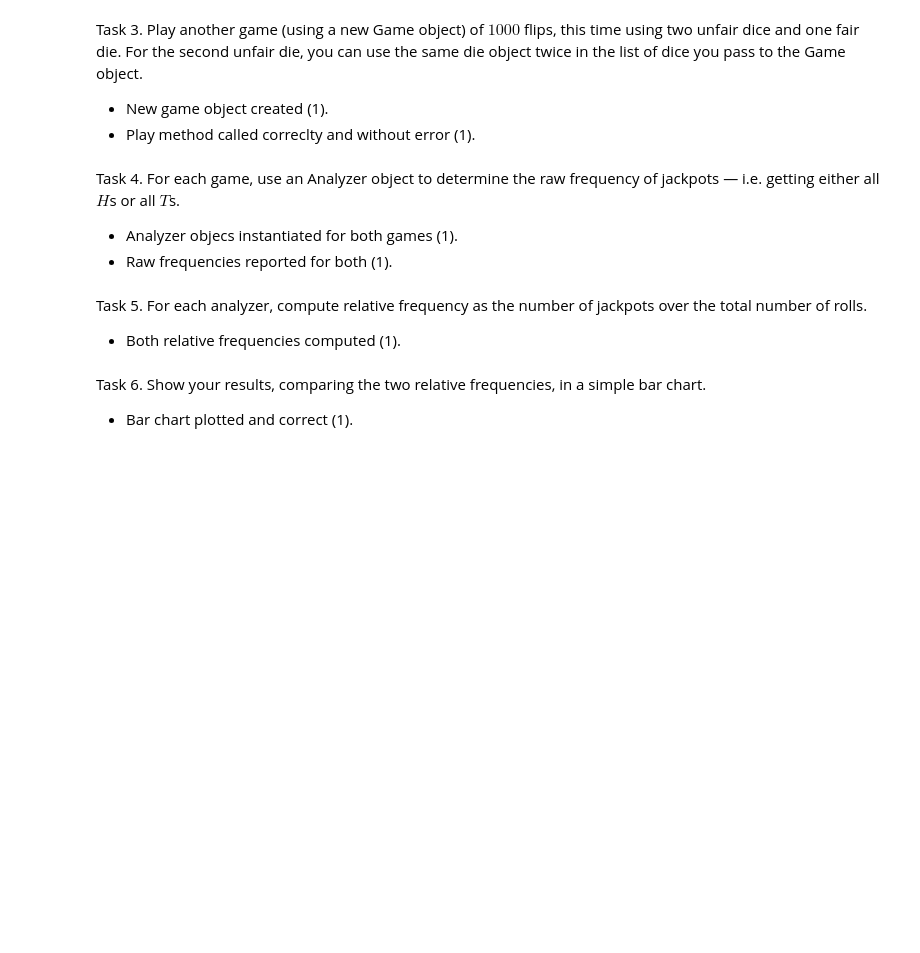
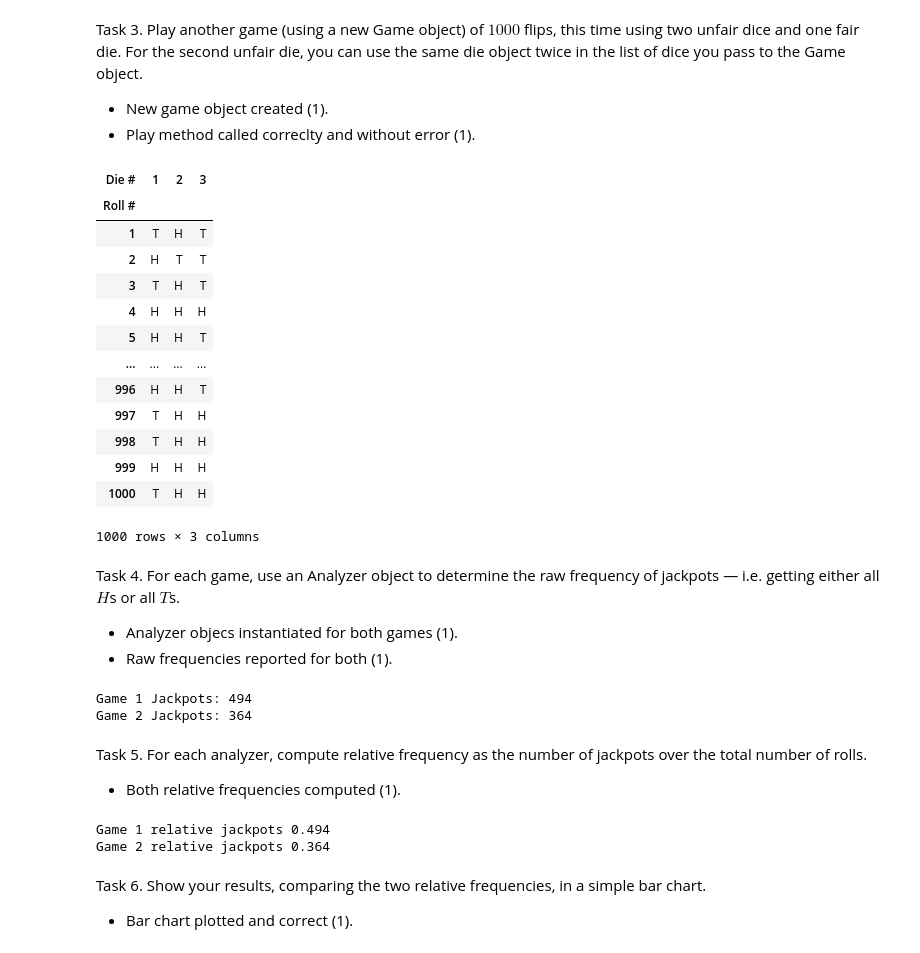
Before and after one commit to oatmeelsquares/rn7ena_ds5100_montecarlo, a Jupyter notebook: montecarlo_demo.ipynb, the cells around one changed output. Saved outputs shown, nothing was run; the diff lists cells and outputs as text; code cells hidden in the pictures; blank space fills up the shorter version.

```diff
--- a/montecarlo_demo.ipynb
+++ b/montecarlo_demo.ipynb
@@ -1067,3 +1067,13 @@ Task 1. Create a fair coin (with faces $H$ and $T$) and one unfair coin in which
 
 - Fair coin created (1).
 - Unfair coin created with weight as specified (1).
+# %%
+import numpy as np
+import pandas as pd
+
+faces = np.array(["H", "T"])
+fair = mc.Die(faces)
+unfair = mc.Die(faces)
+unfair.change_weight("H", 5)
+print("Fair: \n", fair.get_state(), sep = "")
+print("\nUnfair: \n", unfair.get_state(), sep = "")
@@ -1076,15 +1117,49 @@ Task 3. Play another game (using a new Game object) of $1000$ flips, this time u
 
 - New game object created (1).
 - Play method called correclty and without error (1).
+# %%
+game2 = mc.Game([unfair, unfair, fair])
+game2.play(1000)
+game2.get_last_play()
+# %% [output]
+| Die # | 1 | 2 | 3 |
+| Roll # |  |  |  |
+| 1 | T | H | T |
+| 2 | H | T | T |
+| 3 | T | H | T |
+| 4 | H | H | H |
+| 5 | H | H | T |
+| ... | ... | ... | ... |
+| 996 | H | H | T |
+| 997 | T | H | H |
+| 998 | T | H | H |
+| 999 | H | H | H |
+| 1000 | T | H | H |
+1000 rows × 3 columns
 # %% [markdown]
 Task 4. For each game, use an Analyzer object to determine the raw frequency of jackpots — i.e. getting either all $H$s or all $T$s.
 
 - Analyzer objecs instantiated for both games (1).
 - Raw frequencies reported for both (1).
+# %%
+a1 = mc.Analyzer(game1)
+a2 = mc. Analyzer(game2)
+
+print("Game 1 Jackpots:", a1.jackpot())
+print("Game 2 Jackpots:", a2.jackpot())
+# %% [output]
+Game 1 Jackpots: 494
+Game 2 Jackpots: 364
 # %% [markdown]
 Task 5. For each analyzer, compute relative frequency as the number of jackpots over the total number of rolls.
 
 - Both relative frequencies computed (1).
+# %%
+print("Game 1 relative jackpots", a1.jackpot()/1000)
+print("Game 2 relative jackpots", a2.jackpot()/1000)
+# %% [output]
+Game 1 relative jackpots 0.494
+Game 2 relative jackpots 0.364
 # %% [markdown]
 Task 6. Show your results, comparing the two relative frequencies, in a simple bar chart.
 
```
Also changed, not shown: parts of 5 cells of this notebook.
